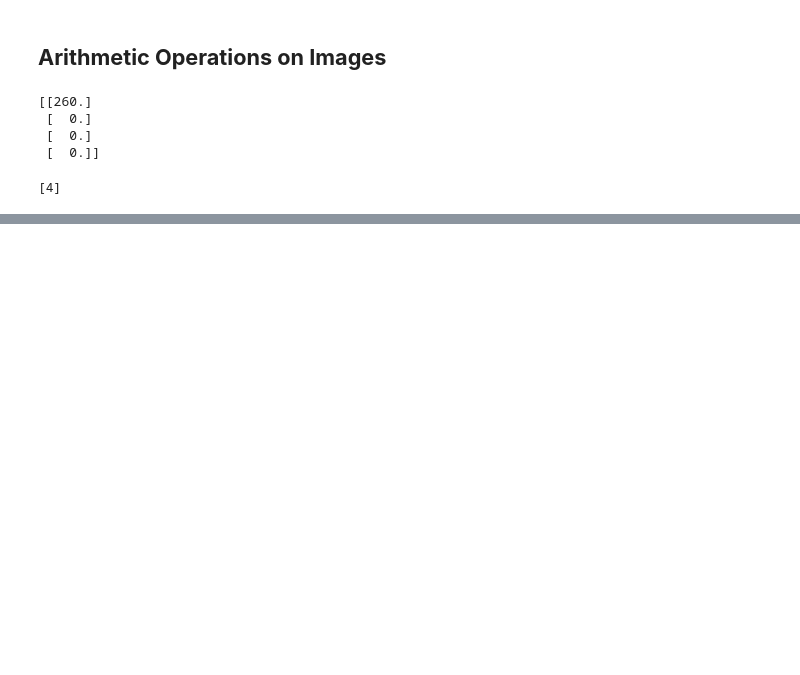
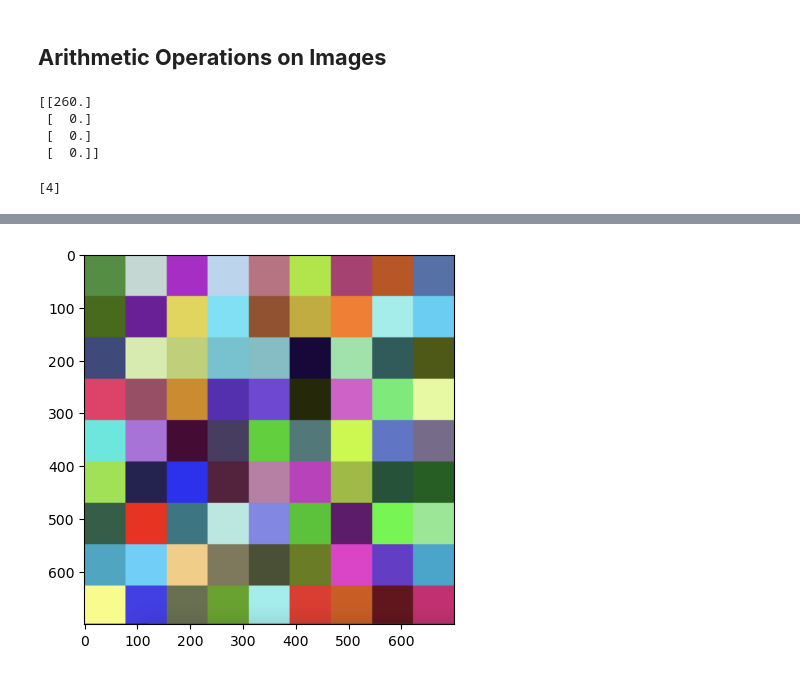
Before and after one commit to pra-sh-ant/Learning-OpenCV, a Jupyter notebook: Handson-3.ipynb, the cells around one changed output, grey strips where cells are left out. Drawn from its saved outputs; the diff is of its cells as text; code cells hidden in the pictures; blank space fills up the shorter version.

```diff
--- a/Handson-3.ipynb
+++ b/Handson-3.ipynb
@@ -68,0 +90,21 @@ AssertionError: Image not found
+# %%
+# Reading background Image
+img2 = cv.imread('checkerboard_color.png')
+assert img2 is not None, "Image not found"
+img2_rgb = cv.cvtColor(img2, cv.COLOR_BGR2RGB)
+
+# Resizing the images to the same size
+aspect_ratio = img1.shape[0] / img2.shape[1]
+dim = (img1.shape[1], int(img2.shape[0]*aspect_ratio))
+
+# Resizing the images to the same size
+img2_rgb = cv.resize(img2_rgb, dim, interpolation = cv.INTER_AREA)
+
+# Alternative way to resize the images
+# using resize function to resize the image to 700x700 pixels
+#img2_rgb = cv.resize(img2_rgb,(700,700))
+
+# Displaying the images
+plt.imshow(img2_rgb);
+# %% [output]
+[figure, added]
```
Also changed, not shown: parts of 9 cells of this notebook, 1 other file.
